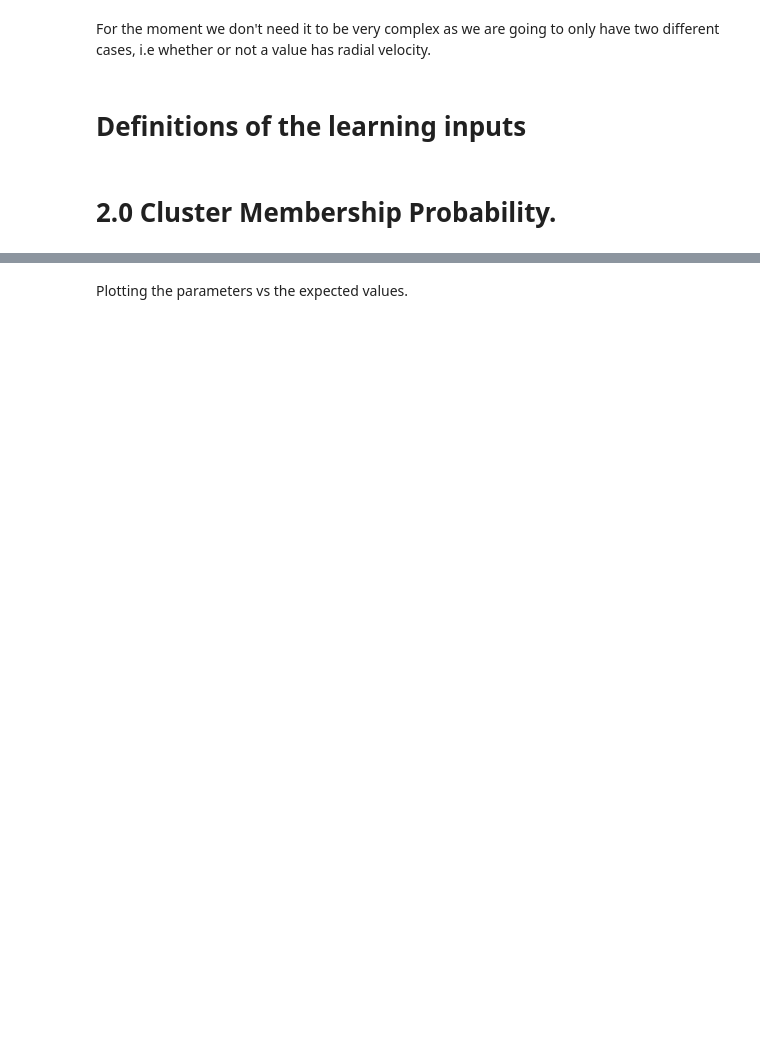
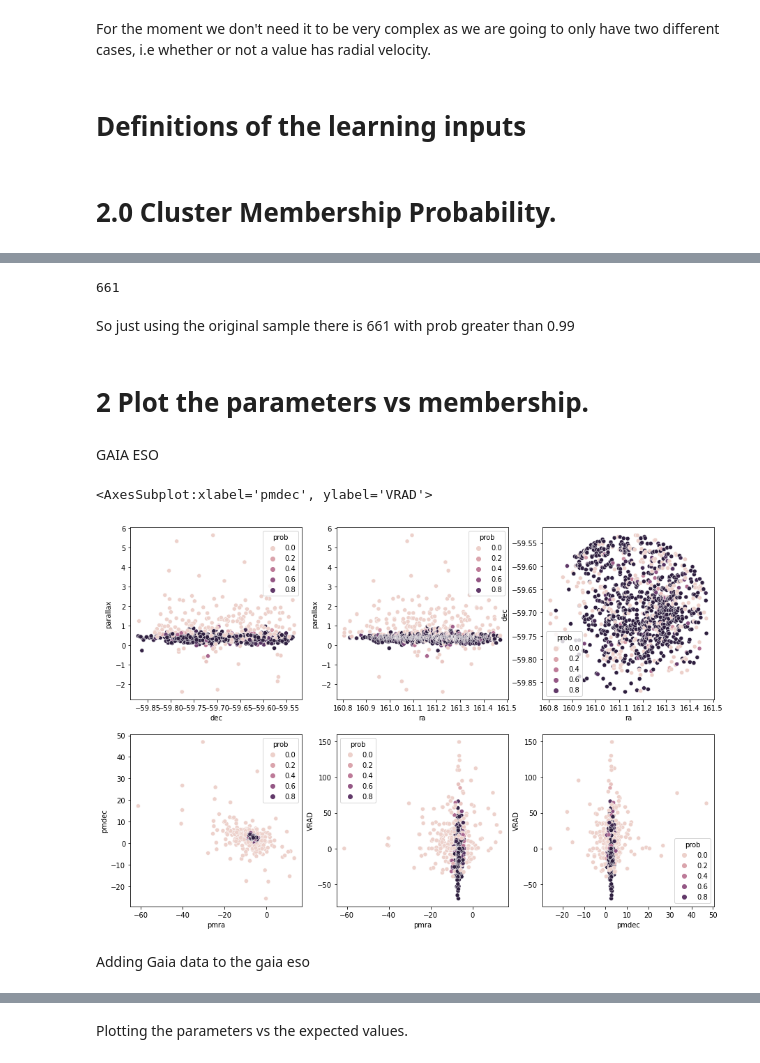
Before and after one commit to ocallam6/GES, a Jupyter notebook: Analysis/membership_prob.ipynb, the cells around one changed output, grey strips where cells are left out. Cells and saved outputs as stored; diff of their text form; code cells hidden in the pictures; blank space fills up the shorter version.

```diff
--- a/Analysis/membership_prob.ipynb
+++ b/Analysis/membership_prob.ipynb
@@ -157,0 +178,7 @@ input_cluster_data
+# %%
+
+gaia_not_eso=gaia_not_eso[truth1]
+gaia_not_eso=gaia_not_eso[truth2]
+data=pd.concat([globular_cluster_data, gaia_not_eso])
+input_cluster_data=data[columns_parameters]
+input_cluster_data
@@ -284,0 +347,3 @@ sd=gmm.sample(size=10000).std(axis=0)
+# %%
+
+comp=gmm.prob_z_given_w(learning_input[0:len(globular_cluster_data)],Xerr=learning_error_covariance[0:len(globular_cluster_data)],R=R[0:len(globular_cluster_data)])
@@ -284,0 +352,5 @@ sd=gmm.sample(size=10000).std(axis=0)
+# %%
+df=pd.DataFrame(learning_input[0:len(globular_cluster_data)],columns=columns_parameters)
+df2=pd.DataFrame(comp[:,0][0:len(globular_cluster_data)],columns=['prob'])
+plot_df=pd.concat([df,df2],axis=1)
+plot_df
@@ -284,0 +371,26 @@ sd=gmm.sample(size=10000).std(axis=0)
+# %%
+sum(plot_df[0:len(globular_cluster_data)]['prob']>=0.99)
+# %% [output]
+661
+# %% [markdown]
+So just using the original sample there is 661 with prob greater than 0.99
+# %% [markdown]
+# 2 Plot the parameters vs membership.
+# %% [markdown]
+GAIA ESO
+# %%
+fig, axs = plt.subplots(2, 3)
+fig.set_figwidth(15)
+fig.set_figheight(10)
+sn.scatterplot(data=plot_df,x='dec',y='parallax',hue='prob',ax=axs[0,0])
+sn.scatterplot(data=plot_df,x='ra',y='parallax',hue='prob',ax=axs[0,1])
+sn.scatterplot(data=plot_df,x='ra',y='dec',hue='prob',ax=axs[0,2])
+
+sn.scatterplot(data=plot_df,x='pmra',y='pmdec',hue='prob',ax=axs[1,0])
+sn.scatterplot(data=plot_df,x='pmra',y='VRAD',hue='prob',ax=axs[1,1])
+sn.scatterplot(data=plot_df,x='pmdec',y='VRAD',hue='prob',ax=axs[1,2])
+# %% [output]
+<AxesSubplot:xlabel='pmdec', ylabel='VRAD'>
+[figure, added]
+# %% [markdown]
+Adding Gaia data to the gaia eso
```
Also changed, not shown: parts of 50 cells of this notebook, 2 other files.
